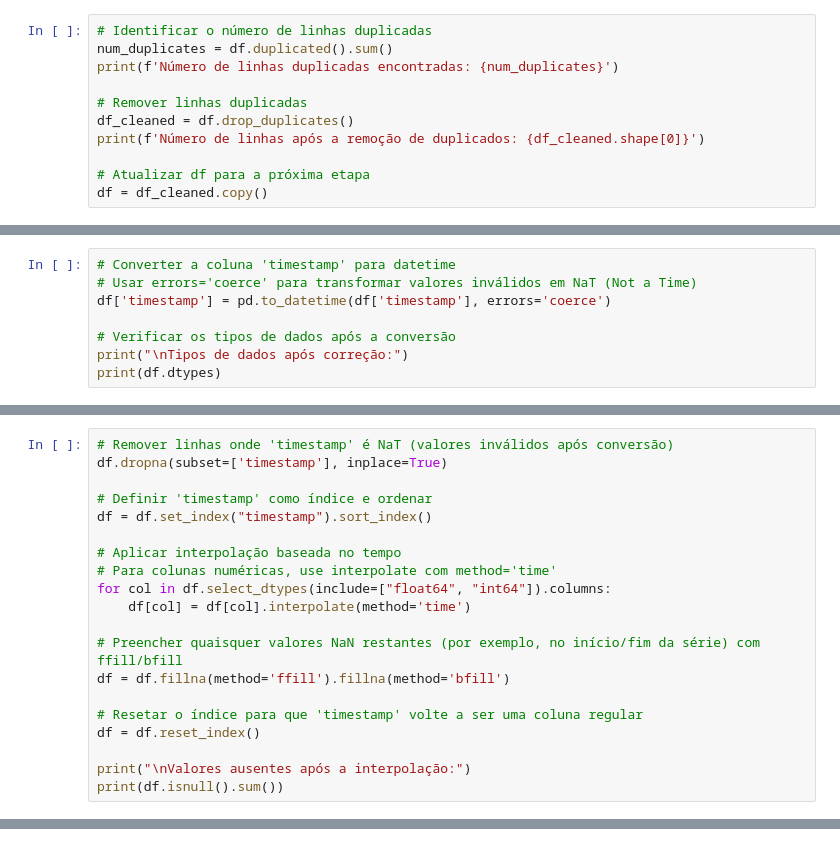
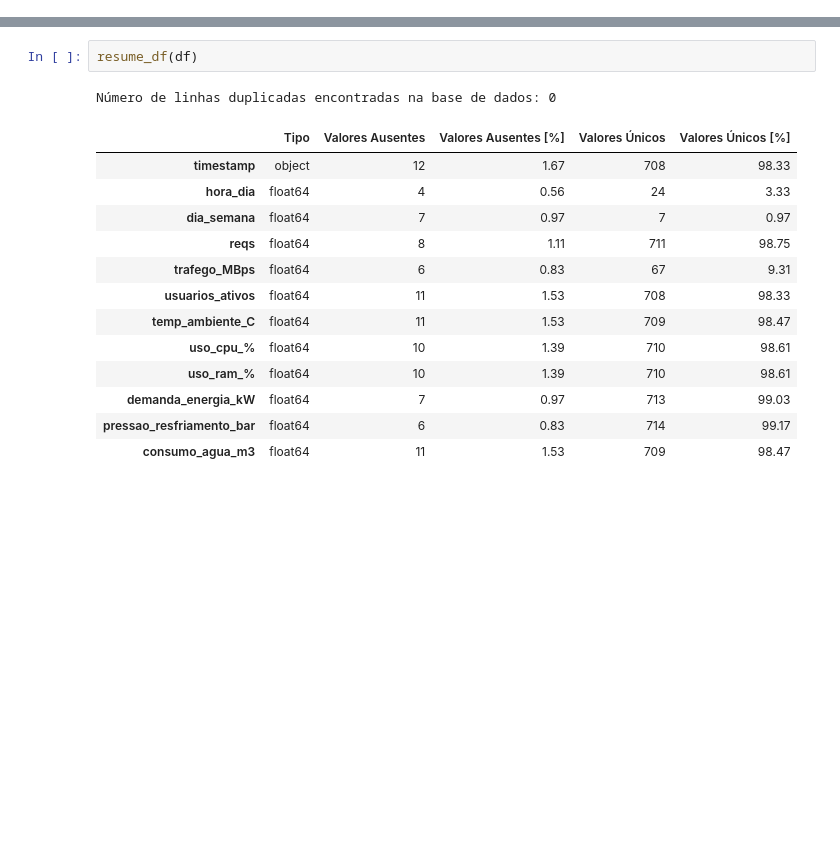
Before and after one commit to VKLac/-MAI5003-G1_Prob_Estatistica, a Jupyter notebook: data_center_prob_estat_LIMPEZAeINTERPOLAÇÃO.ipynb, the cells around one changed output, grey strips where cells are left out. Drawn from its saved outputs; the diff is of its cells as text; blank space fills up the shorter version.

Commit message:
Adicionando correções na limpeza de dados.

```diff
--- a/data_center_prob_estat_LIMPEZAeINTERPOLAÇÃO.ipynb
+++ b/data_center_prob_estat_LIMPEZAeINTERPOLAÇÃO.ipynb
@@ -48,11 +0,0 @@ dtype: int64
-# %%
-# Identificar o número de linhas duplicadas
-num_duplicates = df.duplicated().sum()
-print(f'Número de linhas duplicadas encontradas: {num_duplicates}')
-
-# Remover linhas duplicadas
-df_cleaned = df.drop_duplicates()
-print(f'Número de linhas após a remoção de duplicados: {df_cleaned.shape[0]}')
-
-# Atualizar df para a próxima etapa
-df = df_cleaned.copy()
@@ -62,8 +0,0 @@ Número de linhas após a remoção de duplicados: 720
-# %%
-# Converter a coluna 'timestamp' para datetime
-# Usar errors='coerce' para transformar valores inválidos em NaT (Not a Time)
-df['timestamp'] = pd.to_datetime(df['timestamp'], errors='coerce')
-
-# Verificar os tipos de dados após a conversão
-print("\nTipos de dados após correção:")
-print(df.dtypes)
@@ -116,20 +0,0 @@ Colunas numéricas para tratamento de outliers: ['reqs', 'trafego_MBps', 'usuari
-# %%
-# Remover linhas onde 'timestamp' é NaT (valores inválidos após conversão)
-df.dropna(subset=['timestamp'], inplace=True)
-
-# Definir 'timestamp' como índice e ordenar
-df = df.set_index("timestamp").sort_index()
-
-# Aplicar interpolação baseada no tempo
-# Para colunas numéricas, use interpolate com method='time'
-for col in df.select_dtypes(include=["float64", "int64"]).columns:
-    df[col] = df[col].interpolate(method='time')
-
-# Preencher quaisquer valores NaN restantes (por exemplo, no início/fim da série) com ffill/bfill
-df = df.fillna(method='ffill').fillna(method='bfill')
-
-# Resetar o índice para que 'timestamp' volte a ser uma coluna regular
-df = df.reset_index()
-
-print("\nValores ausentes após a interpolação:")
-print(df.isnull().sum())
@@ -156,0 +97,17 @@ DataFrame final salvo como: data_cleaned_final.csv
+# %%
+resume_df(df)
+# %% [output]
+Número de linhas duplicadas encontradas na base de dados: 0
+|  | Tipo | Valores Ausentes | Valores Ausentes [%] | Valores Únicos | Valores Únicos [%] |
+| timestamp | object | 12 | 1.67 | 708 | 98.33 |
+| hora_dia | float64 | 4 | 0.56 | 24 | 3.33 |
+| dia_semana | float64 | 7 | 0.97 | 7 | 0.97 |
+| reqs | float64 | 8 | 1.11 | 711 | 98.75 |
+| trafego_MBps | float64 | 6 | 0.83 | 67 | 9.31 |
+| usuarios_ativos | float64 | 11 | 1.53 | 708 | 98.33 |
+| temp_ambiente_C | float64 | 11 | 1.53 | 709 | 98.47 |
+| uso_cpu_% | float64 | 10 | 1.39 | 710 | 98.61 |
+| uso_ram_% | float64 | 10 | 1.39 | 710 | 98.61 |
+| demanda_energia_kW | float64 | 7 | 0.97 | 713 | 99.03 |
+| pressao_resfriamento_bar | float64 | 6 | 0.83 | 714 | 99.17 |
+| consumo_agua_m3 | float64 | 11 | 1.53 | 709 | 98.47 |
```
Also changed, not shown: parts of 29 cells of this notebook, 2 other files.
